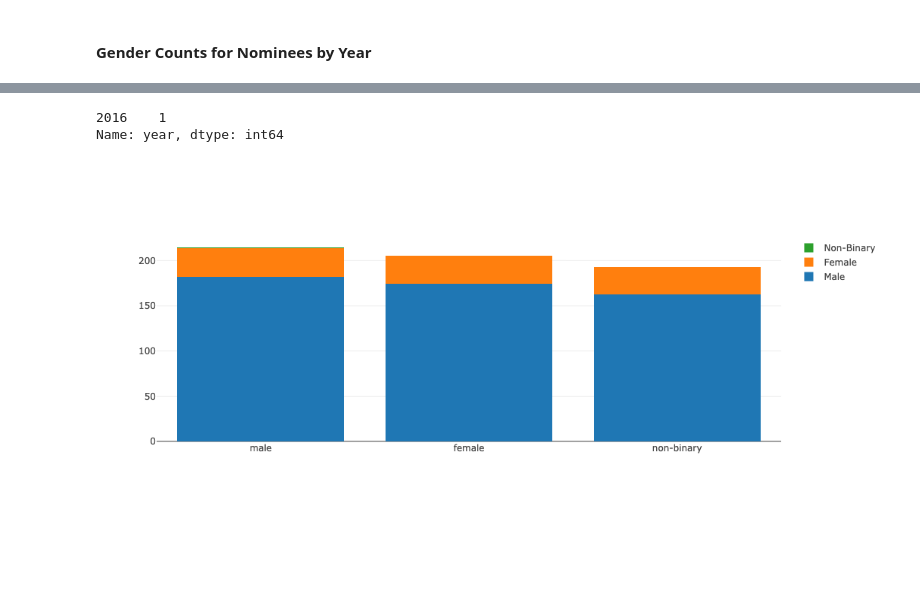
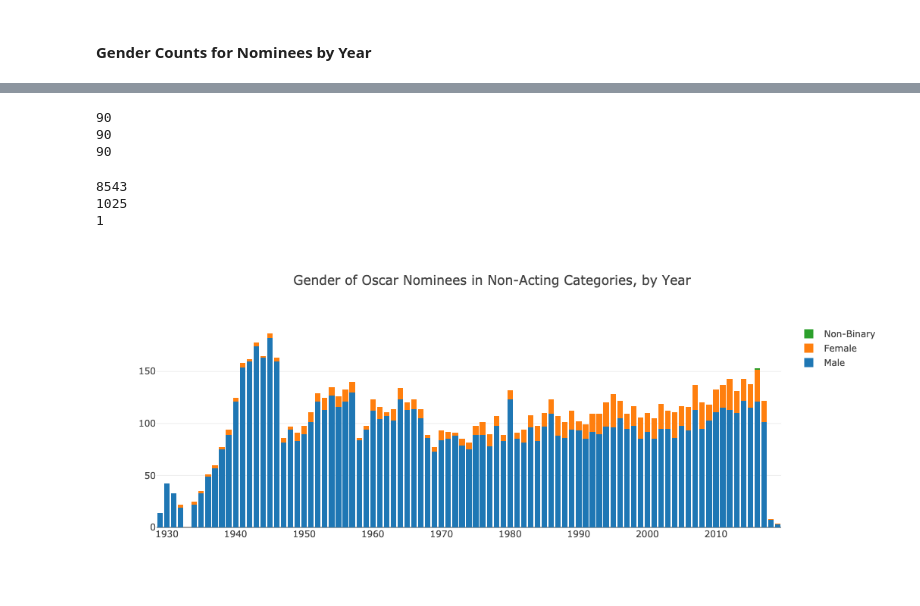
Before and after one commit to MagicMilly/women-in-film-analysis-dashboard, a Jupyter notebook: data_collection_cleaning/oscar_data.ipynb, the cells around one changed output, grey strips where cells are left out. Cells and saved outputs as stored; diff of their text form; code cells hidden in the pictures; blank space fills up the shorter version.

Commit message:
adding visualizations for oscar EDA

```diff
--- a/data_collection_cleaning/oscar_data.ipynb
+++ b/data_collection_cleaning/oscar_data.ipynb
@@ -192,3 +192,6 @@ clean_oscar_sparql_query(oscar_nominees, award_column='nominationLabel', new_awa
 9600 rows × 4 columns
 # %% [markdown]
 ### Group by gender
+# %%
+oscar_nominees = pd.read_csv('my_data/cleaned_oscar_nominees.csv')
+oscar_nominees.head()
@@ -194,0 +205,5 @@ clean_oscar_sparql_query(oscar_nominees, award_column='nominationLabel', new_awa
+# %%
+# Drop null values for now
+print(oscar_nominees.shape)
+oscar_nominees.dropna(inplace=True)
+print(oscar_nominees.shape)
@@ -296,0 +305,3 @@ male_nominees.year.value_counts()[1949]
+# %%
+sample_years = [1930, 1948, 1950, 2000, 2016]
+sample_years
@@ -296,0 +314,7 @@ male_nominees.year.value_counts()[1949]
+# %%
+# check for specific gender values in years to prevent throwing errors when calculating value_counts() by year
+for y in sample_years:
+    if y in non_binary_nominees.year.values:
+        print(non_binary_nominees.year.value_counts())
+    else:
+        print(f'No non-binary nominees for year {y}')
@@ -321,37 +361,47 @@ KeyError: 1930
-# %%
-non_binary_nominees.year.value_counts()
-# %% [output]
-2016    1
-Name: year, dtype: int64
+# %%
+print(len(male_counts))
+print(len(female_counts))
+print(len(non_binary_counts))
+# %% [output]
+90
+90
+90
+# %%
+print(np.sum(male_counts))
+print(np.sum(female_counts))
+print(np.sum(non_binary_counts))
+# %% [output]
+8543
+1025
+1
 # %%
-genders = ["male", "female", "non-binary"]
-male_counts_by_year = male_nominees.year.value_counts()
-female_counts_by_year = female_nominees.year.value_counts()
-non_binary_counts_by_year = non_binary_nominees.year.value_counts()
+years = oscar_nominees.year.unique()
+y_gender_values = [male_counts, female_counts, non_binary_counts]
 
 trace1 = go.Bar(
-    x=genders,
-    y=male_counts_by_year,
+    x=years,
+    y=y_gender_values[0],
     name="Male"
 )
 trace2 = go.Bar(
-    x=genders,
-    y=female_counts_by_year,
+    x=years,
+    y=y_gender_values[1],
     name="Female"
 )
 
 trace3 = go.Bar(
-    x=genders,
-    y=non_binary_counts_by_year,
+    x=years,
+    y=y_gender_values[2],
     name="Non-Binary"
 )
 
 data = [trace1, trace2, trace3]
 layout = go.Layout(
-    barmode='stack'
+    barmode='stack',
+    title="Gender of Oscar Nominees in Non-Acting Categories, by Year"
 )
 
 fig = go.Figure(data=data, layout=layout)
 iplot(fig)
 # %% [output]
-[figure, old version]
+[figure, new version]
```
Also changed, not shown: parts of 12 cells of this notebook, 1 other file.
